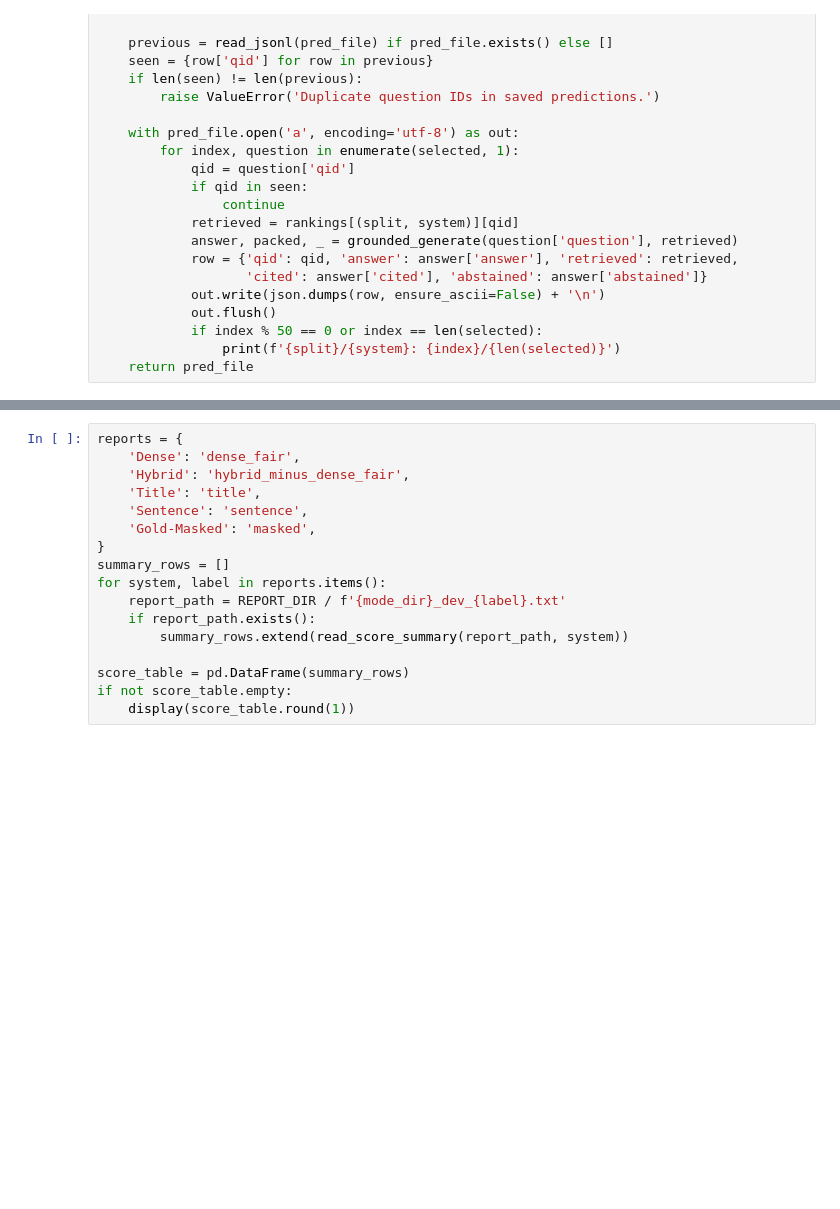
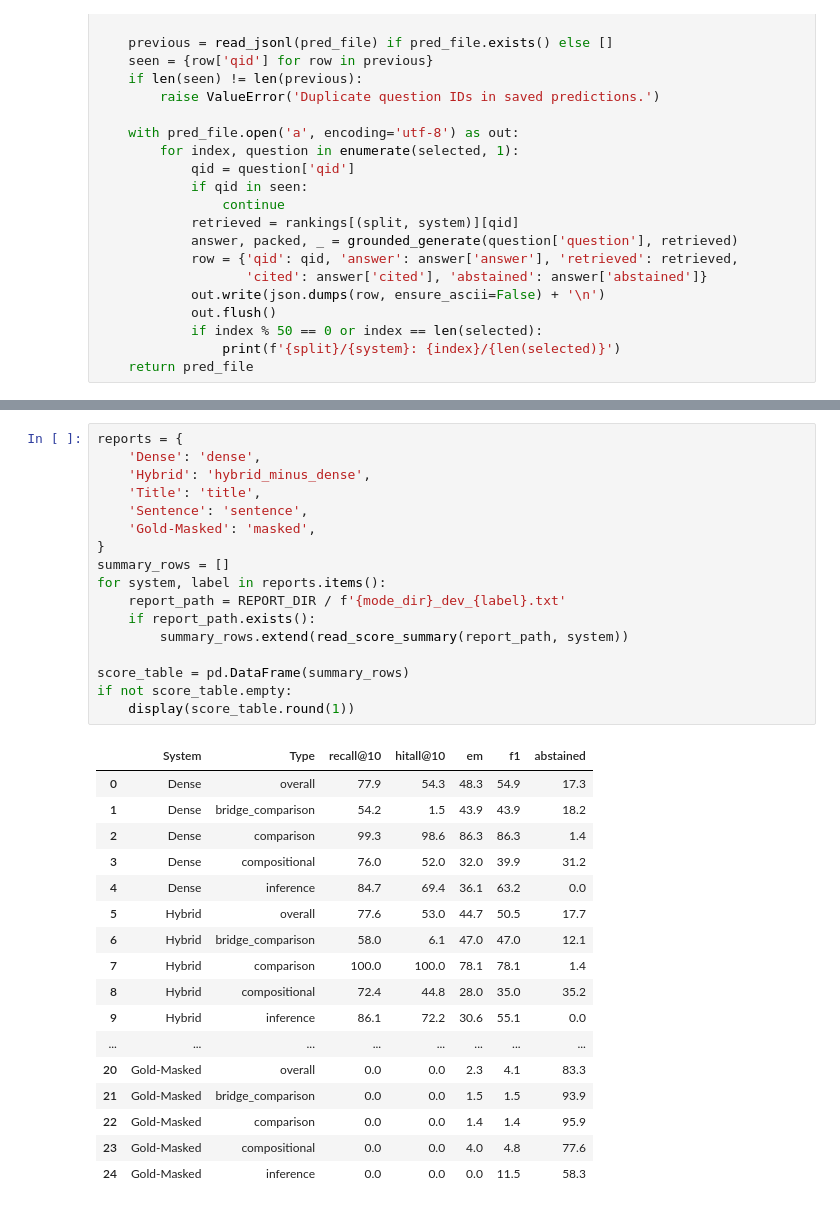
Before and after one commit to Hesam760/Advanced-NLP, a Jupyter notebook: Phase2/notebooks/Advanced_NLP_Phase2.ipynb, the cells around one changed output, grey strips where cells are left out. Drawn from its saved outputs; the diff is of its cells as text; blank space fills up the shorter version.

```diff
--- a/Phase2/notebooks/Advanced_NLP_Phase2.ipynb
+++ b/Phase2/notebooks/Advanced_NLP_Phase2.ipynb
@@ -654,20 +745,38 @@ def read_score_summary(path, system):
     return rows
 # %%
 reports = {
-    'Dense': 'dense_fair',
-    'Hybrid': 'hybrid_minus_dense_fair',
+    'Dense': 'dense',
+    'Hybrid': 'hybrid_minus_dense',
     'Title': 'title',
     'Sentence': 'sentence',
     'Gold-Masked': 'masked',
 }
 summary_rows = []
 for system, label in reports.items():
     report_path = REPORT_DIR / f'{mode_dir}_dev_{label}.txt'
     if report_path.exists():
         summary_rows.extend(read_score_summary(report_path, system))
 
 score_table = pd.DataFrame(summary_rows)
 if not score_table.empty:
     display(score_table.round(1))
+# %% [output]
+|  | System | Type | recall@10 | hitall@10 | em | f1 | abstained |
+| 0 | Dense | overall | 77.9 | 54.3 | 48.3 | 54.9 | 17.3 |
+| 1 | Dense | bridge_comparison | 54.2 | 1.5 | 43.9 | 43.9 | 18.2 |
+| 2 | Dense | comparison | 99.3 | 98.6 | 86.3 | 86.3 | 1.4 |
+| 3 | Dense | compositional | 76.0 | 52.0 | 32.0 | 39.9 | 31.2 |
+| 4 | Dense | inference | 84.7 | 69.4 | 36.1 | 63.2 | 0.0 |
+| 5 | Hybrid | overall | 77.6 | 53.0 | 44.7 | 50.5 | 17.7 |
+| 6 | Hybrid | bridge_comparison | 58.0 | 6.1 | 47.0 | 47.0 | 12.1 |
+| 7 | Hybrid | comparison | 100.0 | 100.0 | 78.1 | 78.1 | 1.4 |
+| 8 | Hybrid | compositional | 72.4 | 44.8 | 28.0 | 35.0 | 35.2 |
+| 9 | Hybrid | inference | 86.1 | 72.2 | 30.6 | 55.1 | 0.0 |
+| ... | ... | ... | ... | ... | ... | ... | ... |
+| 20 | Gold-Masked | overall | 0.0 | 0.0 | 2.3 | 4.1 | 83.3 |
+| 21 | Gold-Masked | bridge_comparison | 0.0 | 0.0 | 1.5 | 1.5 | 93.9 |
+| 22 | Gold-Masked | comparison | 0.0 | 0.0 | 1.4 | 1.4 | 95.9 |
+| 23 | Gold-Masked | compositional | 0.0 | 0.0 | 4.0 | 4.8 | 77.6 |
+| 24 | Gold-Masked | inference | 0.0 | 0.0 | 0.0 | 11.5 | 58.3 |
 # %% [markdown]
 ## 17. Gold-masked analysis
```
Also changed, not shown: parts of 40 cells of this notebook.
